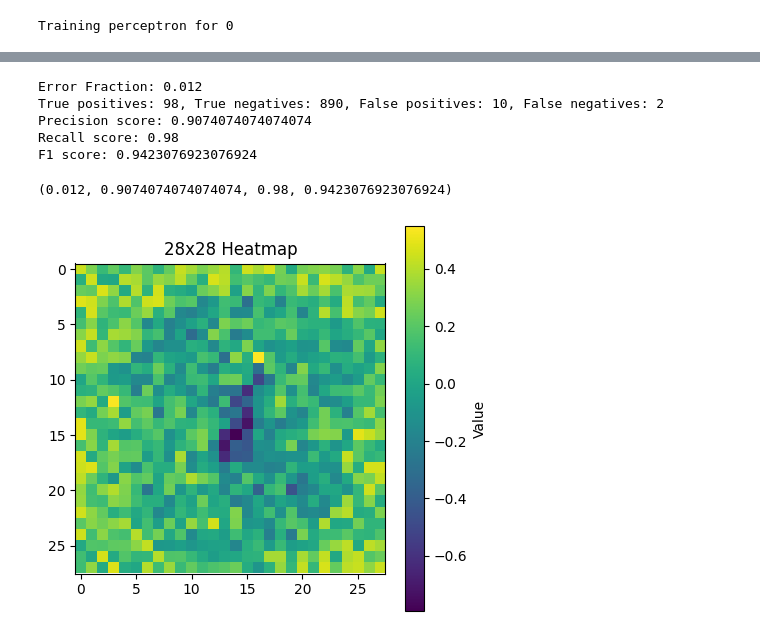
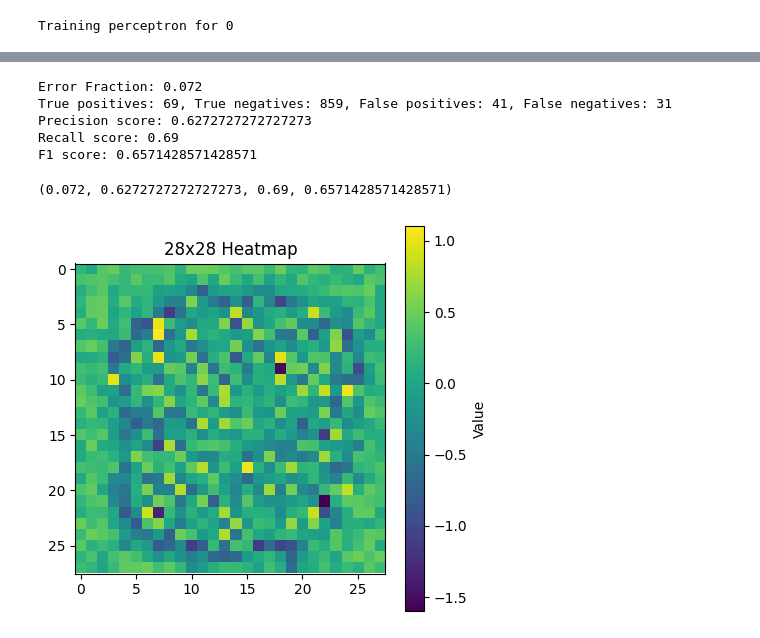
Before and after one commit to Rai1975/Intelligent_Systems, a Jupyter notebook: HW3/perceptron_part2.ipynb, the cells around one changed output, grey strips where cells are left out. Drawn from its saved outputs; the diff is of its cells as text; code cells hidden in the pictures.

```diff
--- a/HW3/perceptron_part2.ipynb
+++ b/HW3/perceptron_part2.ipynb
@@ -216,12 +216,12 @@ training_data_copy = []
 
 # Perceptron 1 (w0)
 training_data_copy = [
-    (1 if label == 0 else 0, features.copy())
+    (1 if label == 8 else 0, features.copy())
     for label, features in combined_train_data
 ]
 
 testing_data_copy = [
-    (1 if label == 0 else 0, features.copy())
+    (1 if label == 8 else 0, features.copy())
     for label, features in combined_test_data
 ]
 
@@ -231,4 +231,4 @@ print("Training perceptron for 0")
 # %% [output]
 Training perceptron for 0
 # %%
-w0_trained = train_perceptron(training_data_copy, w0, print_flag=False)
+w8_trained = train_perceptron(training_data_copy, w8, print_flag=True)
@@ -235,22 +253,22 @@ w0_trained = train_perceptron(training_data_copy, w0, print_flag=False)
 # %%
-model_stats(testing_data_copy, w0_trained)
+model_stats(testing_data_copy, w8_trained)
 # %% [output]
-Error Fraction: 0.012
-True positives: 98, True negatives: 890, False positives: 10, False negatives: 2
-Precision score: 0.9074074074074074
-Recall score: 0.98
-F1 score: 0.9423076923076924
+Error Fraction: 0.072
+True positives: 69, True negatives: 859, False positives: 41, False negatives: 31
+Precision score: 0.6272727272727273
+Recall score: 0.69
+F1 score: 0.6571428571428571
-(0.012, 0.9074074074074074, 0.98, 0.9423076923076924)
+(0.072, 0.6272727272727273, 0.69, 0.6571428571428571)
 # %%
-w_matrix = w0[1:].reshape(28, 28).T
+w_matrix = w8_trained[1:].reshape(28, 28).T
 
 plt.figure(figsize=(5, 5))
 plt.imshow(w_matrix, cmap='viridis', interpolation='nearest')
 plt.colorbar(label='Value')
 plt.title('28x28 Heatmap')
 plt.show()
 # %% [output]
-[figure, old version]
+[figure, new version]
 # %%
 training_data_copy = []
 
```
Also changed, not shown: parts of 1 cell of this notebook.
